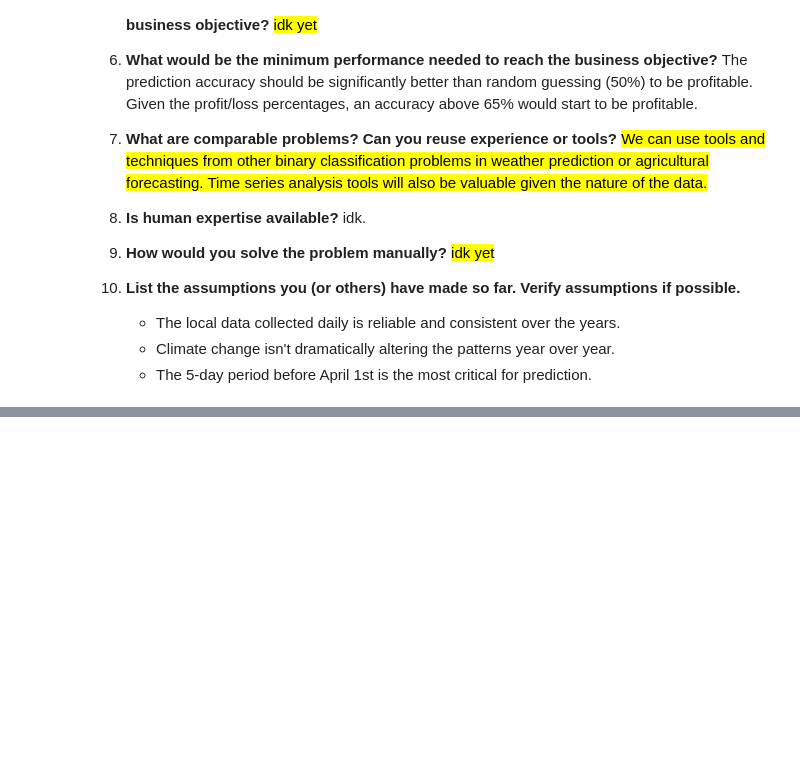
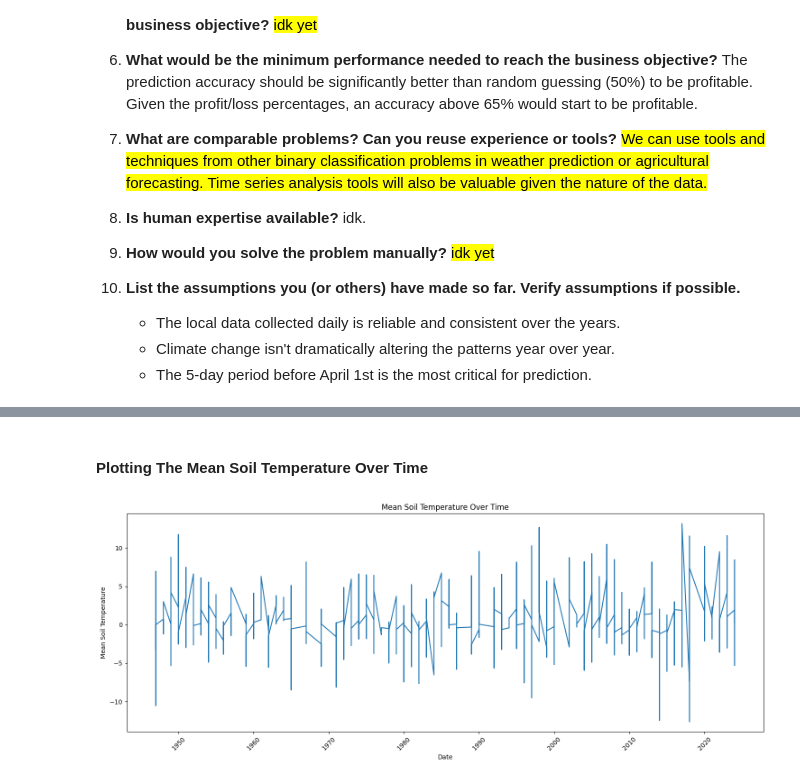
Before and after one commit to FranThe3rd/Spring-Predictor-ML, a Jupyter notebook: SpringPredictor.ipynb, the cells around one changed output, grey strips where cells are left out. Drawn from its saved outputs; the diff is of its cells as text; code cells hidden in the pictures; blank space fills up the shorter version.

Commit message:
added new date features, new plot bar, and correlation matrix

```diff
--- a/SpringPredictor.ipynb
+++ b/SpringPredictor.ipynb
@@ -15,6 +15,12 @@ import seaborn as sns
 from IPython.display import display
 import pandas as pd
 import os
+# %%
+def new_date_features(data):
+    data['year'] = data['date'].dt.year
+    data['month'] = data['date'].dt.month
+    data['day'] = data['date'].dt.day
+    return data
 # %% [markdown]
 #### **Merging The Data**
 # %%
@@ -110 +177,16 @@ data.hist(bins=50, figsize=(20,15));
 [figure]
+# %% [markdown]
+#### **Plotting The Mean Soil Temperature Over Time**
+# %%
+data = new_date_features(data) # Create new date features
+
+plt.figure(figsize=(15, 6))
+plt.plot(data['year'], data['mean_soil_temp'])
+plt.title('Mean Soil Temperature Over Time')
+plt.xlabel('Date')
+plt.ylabel('Mean Soil Temperature')
+plt.xticks(rotation=45)
+plt.tight_layout()
+plt.show()
+# %% [output]
+[figure, added]
```
Also changed, not shown: parts of 9 cells of this notebook, 1 other file.
